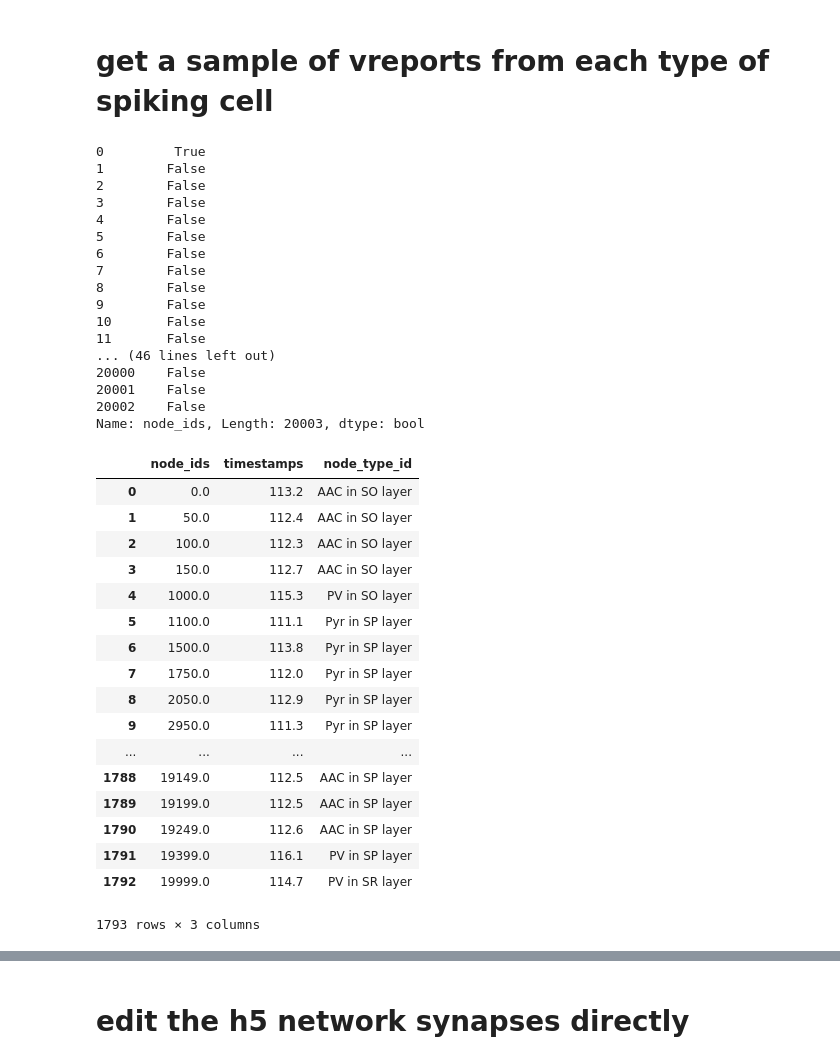
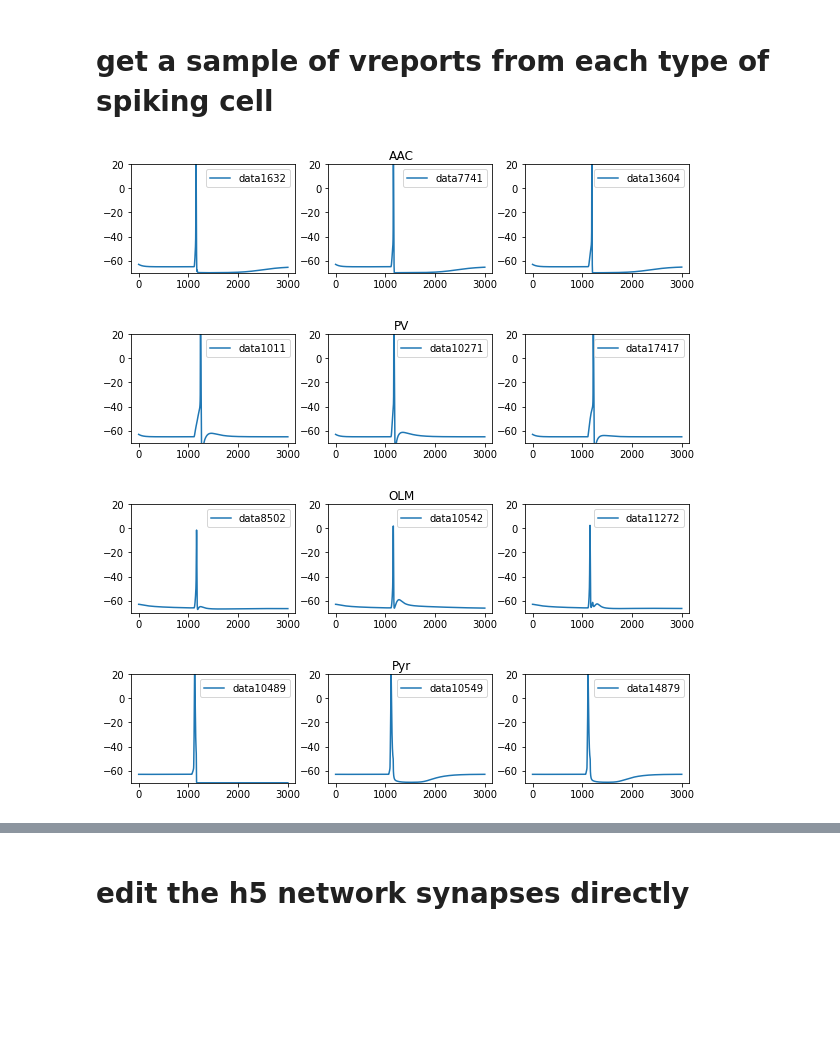
Before and after one commit to ddopp4877/CA1_model, a Jupyter notebook: CA1_exploration.ipynb, the cells around one changed output, grey strips where cells are left out. Saved outputs shown, nothing was run; the diff lists cells and outputs as text; code cells hidden in the pictures; blank space fills up the shorter version.

```diff
--- a/CA1_exploration.ipynb
+++ b/CA1_exploration.ipynb
@@ -1062,44 +997,39 @@ spikesDFM.columns = ['node_ids','timestamps','node_type_id']
 
 f = h5py.File(os.path.join("output",'v_report.h5'), 'r')
 vreports = SaveDataToDF(f)
-# %%
-vreports['node_ids'] == 0
-# %% [output]
-0         True
-1        False
-2        False
-3        False
-4        False
-5        False
-6        False
-7        False
-8        False
-9        False
-10       False
-11       False
-... (46 lines left out)
-20000    False
-20001    False
-20002    False
-Name: node_ids, Length: 20003, dtype: bool
-# %%
-spikesDFM
-# %% [output]
-|  | node_ids | timestamps | node_type_id |
-| 0 | 0.0 | 113.2 | AAC in SO layer |
-| 1 | 50.0 | 112.4 | AAC in SO layer |
-| 2 | 100.0 | 112.3 | AAC in SO layer |
-| 3 | 150.0 | 112.7 | AAC in SO layer |
-| 4 | 1000.0 | 115.3 | PV in SO layer |
-| 5 | 1100.0 | 111.1 | Pyr in SP layer |
-| 6 | 1500.0 | 113.8 | Pyr in SP layer |
-| 7 | 1750.0 | 112.0 | Pyr in SP layer |
-| 8 | 2050.0 | 112.9 | Pyr in SP layer |
-| 9 | 2950.0 | 111.3 | Pyr in SP layer |
-| ... | ... | ... | ... |
-| 1788 | 19149.0 | 112.5 | AAC in SP layer |
-| 1789 | 19199.0 | 112.5 | AAC in SP layer |
-| 1790 | 19249.0 | 112.6 | AAC in SP layer |
-| 1791 | 19399.0 | 116.1 | PV in SP layer |
-| 1792 | 19999.0 | 114.7 | PV in SR layer |
-1793 rows × 3 columns
+# %%
+AAC_ids = np.array(spikesDFM[spikesDFM['node_type_id'].str.contains('AAC')]['node_ids'])
+OLM_ids = np.array(spikesDFM[spikesDFM['node_type_id'].str.contains('OLM')]['node_ids'])
+PV_ids = np.array(spikesDFM[spikesDFM['node_type_id'].str.contains('PV')]['node_ids'])
+Pyr_ids = np.array(spikesDFM[spikesDFM['node_type_id'].str.contains('Pyr')]['node_ids'])
+# %%
+
+def plot_cells(vreports,vreport_keys,title):
+    if len(vreport_keys) < 3:
+        print(f"fewer than 3 spiking {title} cells")
+        return None
+    rng = np.random.default_rng()
+    random_keys = rng.choice(vreport_keys,size=3,replace=False)
+    idxs = vreports['node_ids'][vreports['node_ids'].isin(random_keys)].index
+    vreport_keys = [f"data{str(int(idxs[i]))}" for i in range(len(idxs))]
+
+    subtype_vreports = vreports[vreport_keys]
+    fig,axs = plt.subplots(1,3,figsize=(10,2))
+    for j in range(0,3):
+        ax = axs[j]
+        ax.plot(subtype_vreports[subtype_vreports.keys()[j]],label= subtype_vreports.keys()[j])
+        ax.set_ylim([-70,20])
+        ax.legend()
+
+    fig.suptitle(title)
+    plt.show()
+# %%
+plot_cells(vreports,AAC_ids,'AAC')
+plot_cells(vreports,PV_ids,'PV')
+plot_cells(vreports,OLM_ids,'OLM')
+plot_cells(vreports,Pyr_ids,'Pyr')
+# %% [output]
+[figure, added]
+[figure, added]
+[figure, added]
+[figure, added]
```
Also changed, not shown: parts of 16 cells of this notebook, 9 other files.
